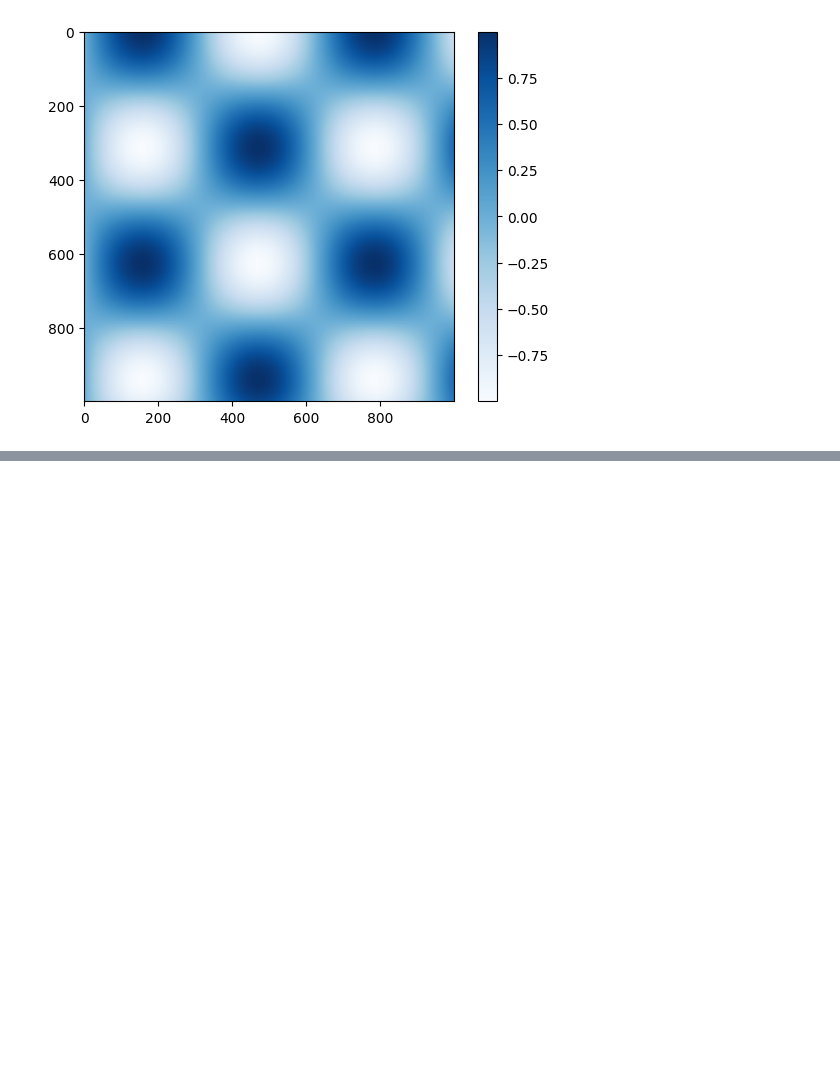
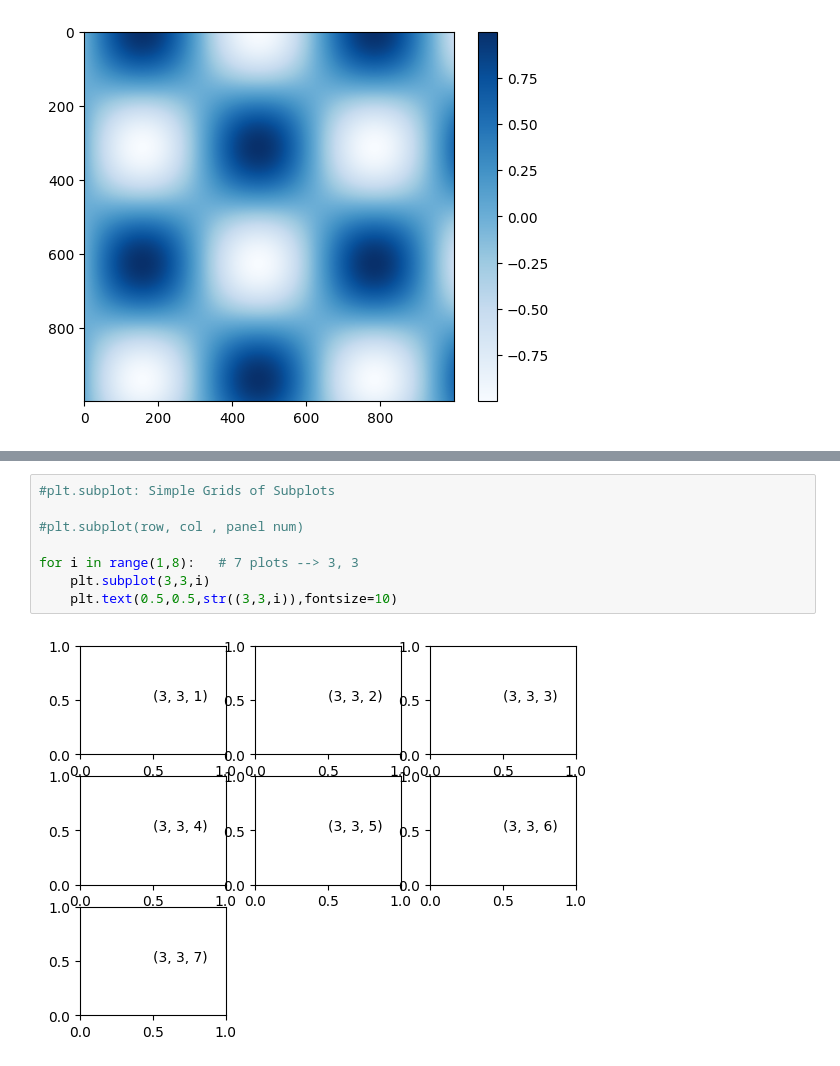
Before and after one commit to VedaVinothiniShastra/DS_PT_2, a Jupyter notebook: Day 12.ipynb, the cells around one changed output, grey strips where cells are left out. Cells and saved outputs as stored; diff of their text form; blank space fills up the shorter version.

```diff
--- a/Day 12.ipynb
+++ b/Day 12.ipynb
@@ -66,0 +74,10 @@ plt.colorbar()
+# %%
+#plt.subplot: Simple Grids of Subplots
+
+#plt.subplot(row, col , panel num)
+
+for i in range(1,8):   # 7 plots --> 3, 3
+    plt.subplot(3,3,i)
+    plt.text(0.5,0.5,str((3,3,i)),fontsize=10)
+# %% [output]
+[figure, added]
```
Also changed, not shown: parts of 11 cells of this notebook, 2 other files.
